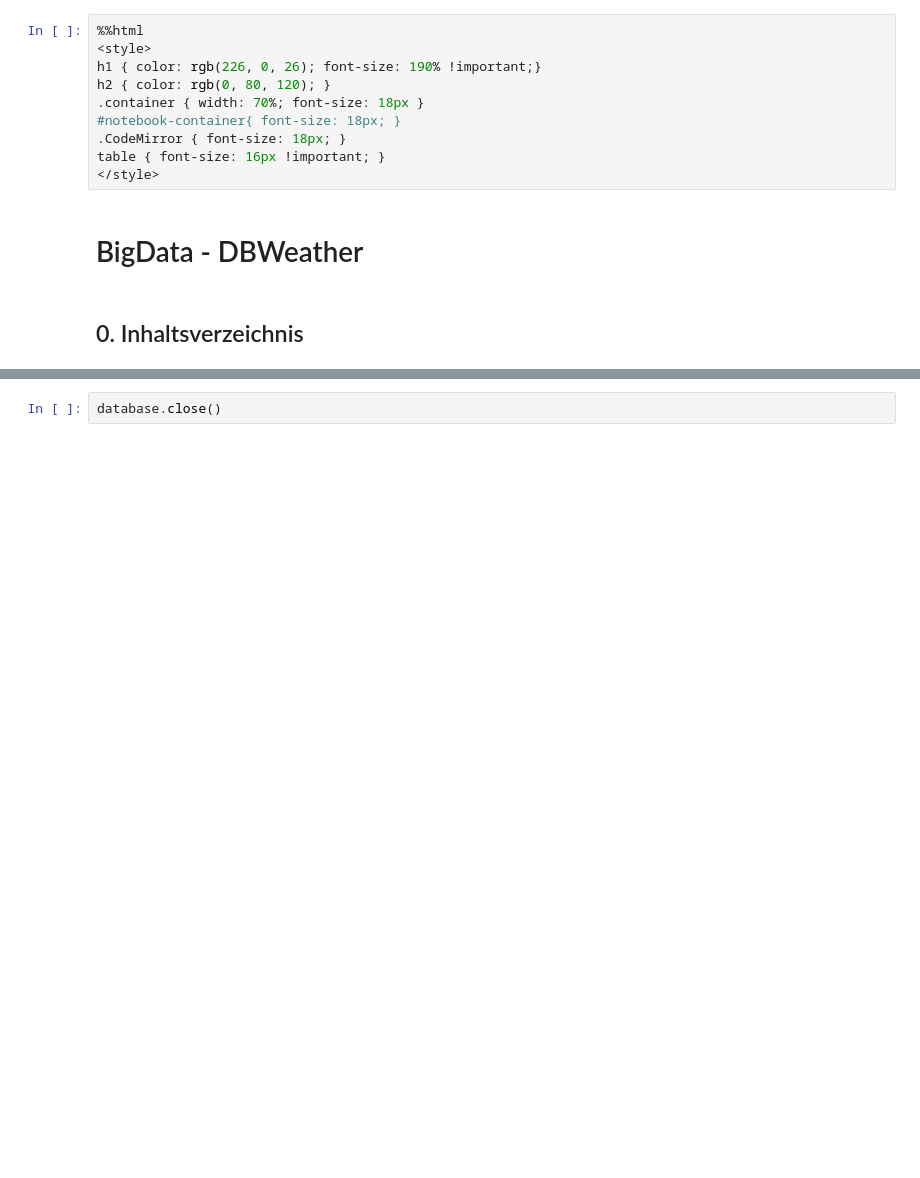
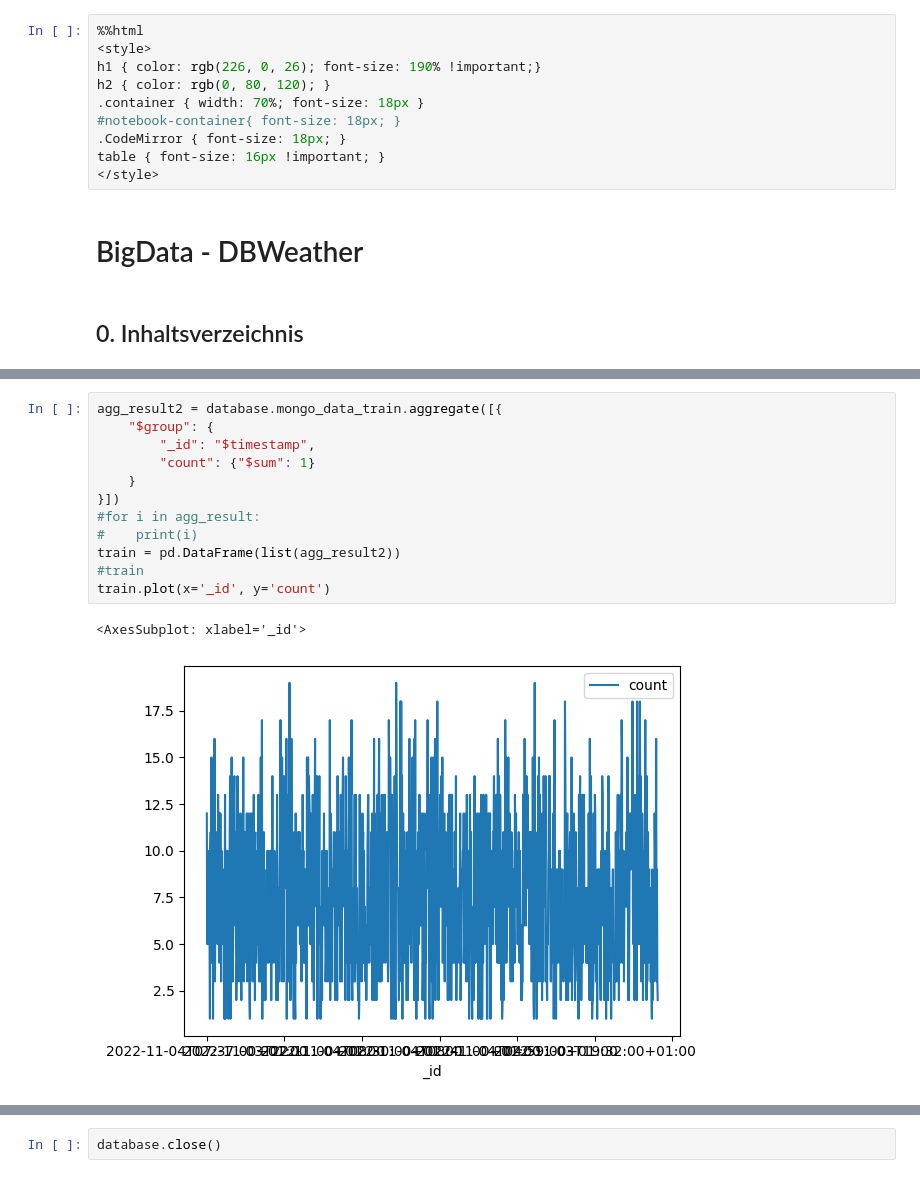
Before and after one commit to FrederikWolter/DBWeather, a Jupyter notebook: DBWeather.ipynb, the cells around one changed output, grey strips where cells are left out. Drawn from its saved outputs; the diff is of its cells as text; blank space fills up the shorter version.

```diff
--- a/DBWeather.ipynb
+++ b/DBWeather.ipynb
@@ -26,0 +74,15 @@ database.mongo_data_train.find({"eva": 8000244})
+# %%
+agg_result2 = database.mongo_data_train.aggregate([{
+    "$group": {
+        "_id": "$timestamp",
+        "count": {"$sum": 1}
+    }
+}])
+#for i in agg_result:
+#    print(i)
+train = pd.DataFrame(list(agg_result2))
+#train
+train.plot(x='_id', y='count')
+# %% [output]
+<AxesSubplot: xlabel='_id'>
+[figure, added]
```
Also changed, not shown: parts of 9 cells of this notebook.
